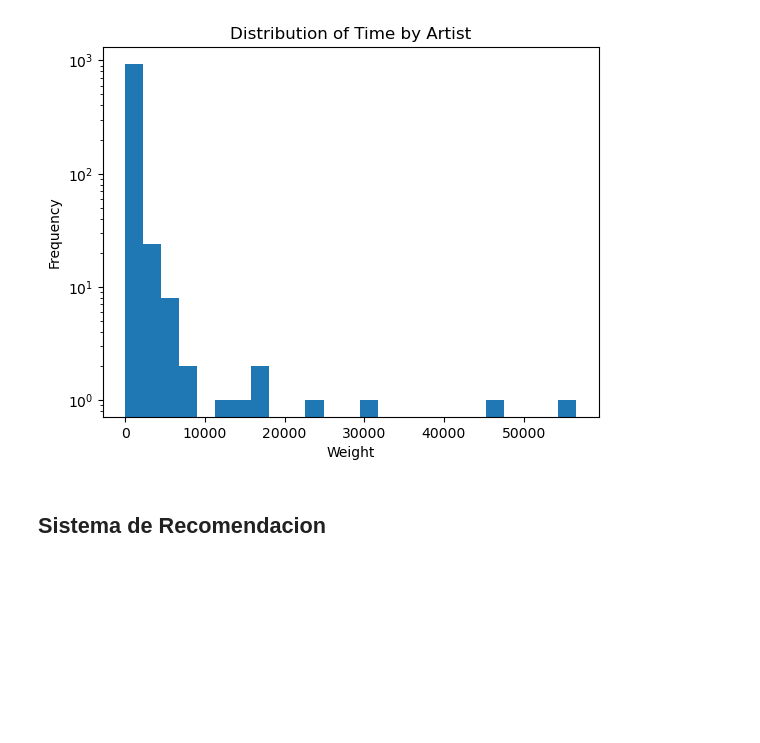
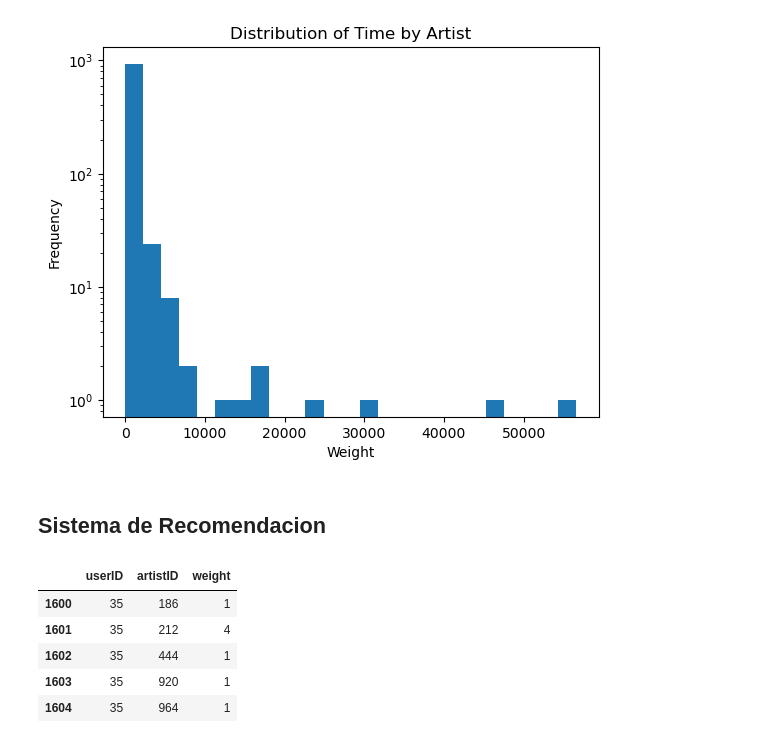
Before and after one commit to apardods/ml3-p2, a Jupyter notebook: ml3_project2.ipynb, the cells around one changed output. Cells and saved outputs as stored; diff of their text form; code cells hidden in the pictures; blank space fills up the shorter version.

```diff
--- a/ml3_project2.ipynb
+++ b/ml3_project2.ipynb
@@ -139,3 +149,12 @@ plt.show()
 [figure]
 # %% [markdown]
 ## Sistema de Recomendacion
+# %%
+users.head()
+# %% [output]
+|  | userID | artistID | weight |
+| 1600 | 35 | 186 | 1 |
+| 1601 | 35 | 212 | 4 |
+| 1602 | 35 | 444 | 1 |
+| 1603 | 35 | 920 | 1 |
+| 1604 | 35 | 964 | 1 |
```
Also changed, not shown: parts of 5 cells of this notebook, 4 other files.
